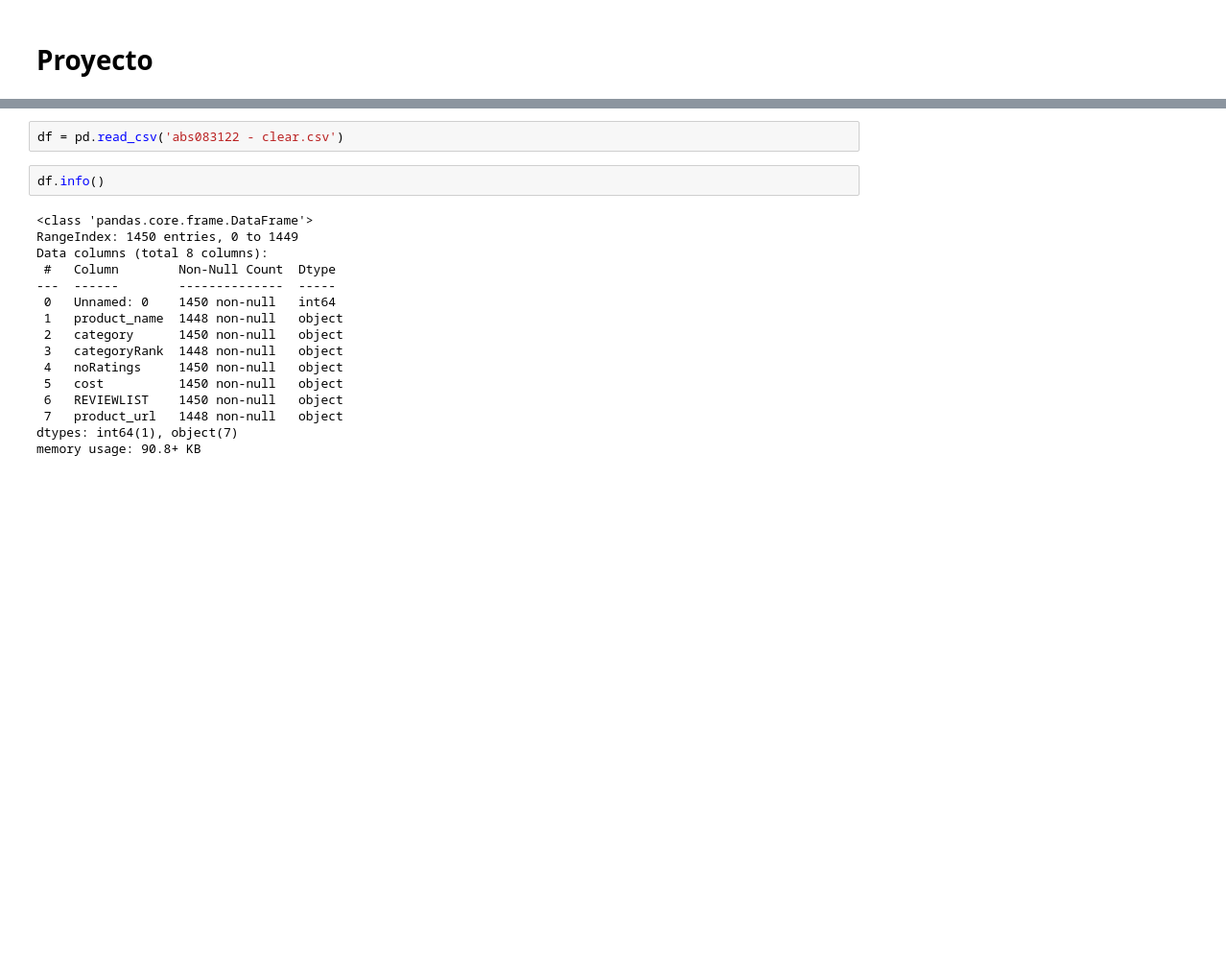
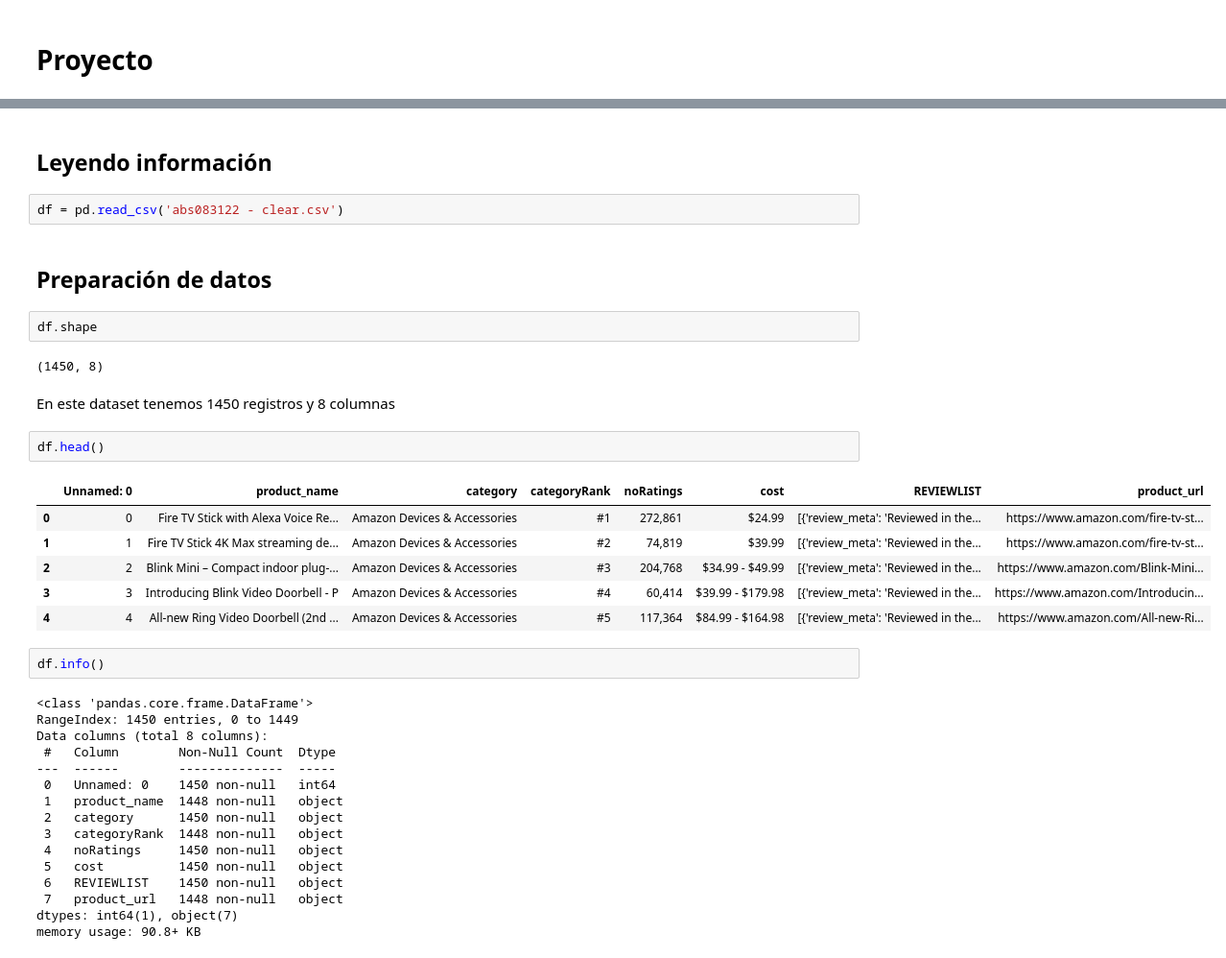
Before and after one commit to PosgradoMNA/actividades-del-projecto-teammexcol, a Jupyter notebook: proyecto-ventas-amazon/Introduccion.ipynb, the cells around one changed output, grey strips where cells are left out. Shown: that part at 96% size. Drawn from its saved outputs; the diff is of its cells as text; blank space fills up the shorter version.

Commit message:
Preparación de datos y análisis de nulos

```diff
--- a/proyecto-ventas-amazon/Introduccion.ipynb
+++ b/proyecto-ventas-amazon/Introduccion.ipynb
@@ -17,5 +20,24 @@ import pandas as pd # data processing, CSV file I/O (e.g. pd.read_csv)
+# %% [markdown]
+## Leyendo información
 # %%
 df = pd.read_csv('abs083122 - clear.csv')
+# %% [markdown]
+## Preparación de datos
+# %%
+df.shape
+# %% [output]
+(1450, 8)
+# %% [markdown]
+En este dataset tenemos 1450 registros y 8 columnas
+# %%
+df.head()
+# %% [output]
+|  | Unnamed: 0 | product_name | category | categoryRank | noRatings | cost | REVIEWLIST | product_url |
+| 0 | 0 | Fire TV Stick with Alexa Voice Re... | Amazon Devices & Accessories | #1 | 272,861 | $24.99 | [{'review_meta': 'Reviewed in the... | https://www.amazon.com/fire-tv-st... |
+| 1 | 1 | Fire TV Stick 4K Max streaming de... | Amazon Devices & Accessories | #2 | 74,819 | $39.99 | [{'review_meta': 'Reviewed in the... | https://www.amazon.com/fire-tv-st... |
+| 2 | 2 | Blink Mini – Compact indoor plug-... | Amazon Devices & Accessories | #3 | 204,768 | $34.99 - $49.99 | [{'review_meta': 'Reviewed in the... | https://www.amazon.com/Blink-Mini... |
+| 3 | 3 | Introducing Blink Video Doorbell - P | Amazon Devices & Accessories | #4 | 60,414 | $39.99 - $179.98 | [{'review_meta': 'Reviewed in the... | https://www.amazon.com/Introducin... |
+| 4 | 4 | All-new Ring Video Doorbell (2nd ... | Amazon Devices & Accessories | #5 | 117,364 | $84.99 - $164.98 | [{'review_meta': 'Reviewed in the... | https://www.amazon.com/All-new-Ri... |
 # %%
 df.info()
 # %% [output]
```
Also changed, not shown: parts of 12 cells of this notebook.
